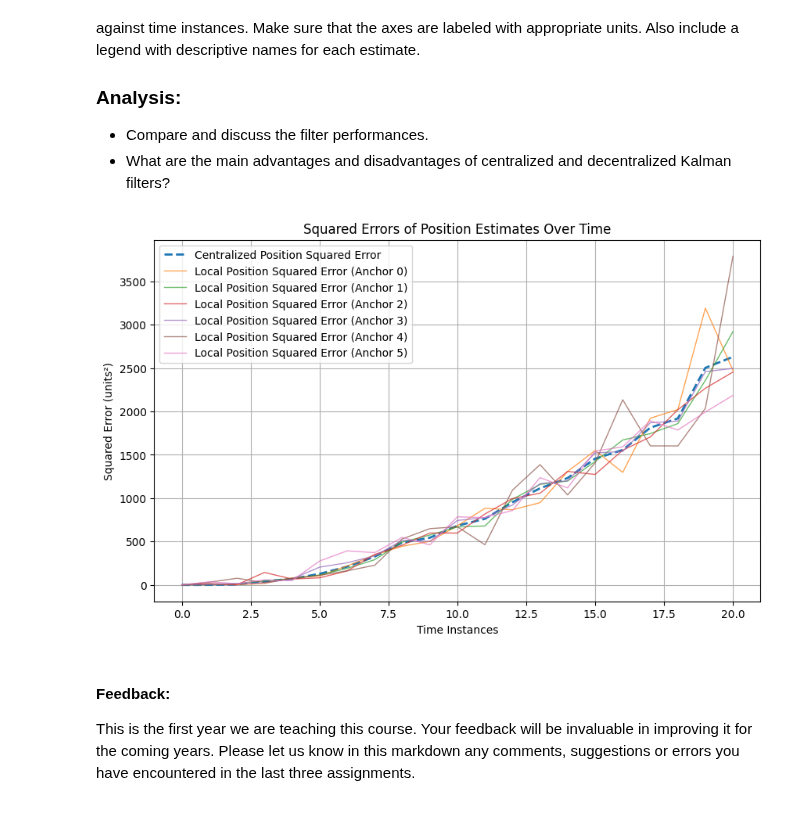
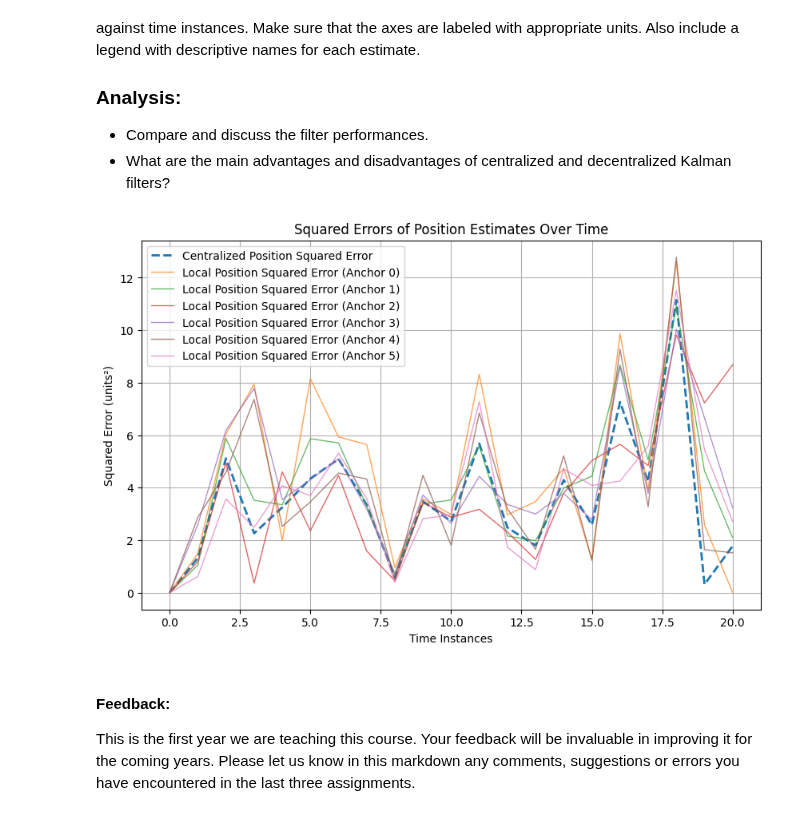
Before and after one commit to josephine-king/EE4760_KingJaspers, a Jupyter notebook: assignment4_students/assignment4_students.ipynb, the cells around one changed output. Drawn from its saved outputs; the diff is of its cells as text; code cells hidden in the pictures.

```diff
--- a/assignment4_students/assignment4_students.ipynb
+++ b/assignment4_students/assignment4_students.ipynb
@@ -243,12 +243,12 @@ Each anchor needs two neighbors to estimate a position. Intersection of two circ
 local_means = [[initial_estimate] for _ in range(anchor_positions.shape[1])]
 local_covariances = [[initial_covariance] for _ in range(anchor_positions.shape[1])]
 
-print(edge_list)
-edge_list2 = edge_list
-edge_list2 = np.delete(edge_list2, [0, 2, 6], axis=0)
+#print(edge_list)
+#edge_list2 = edge_list
+#edge_list2 = np.delete(edge_list2, [0, 2, 6], axis=0)
 
 adj_matrix = np.eye(N)
-for edge in edge_list2:
+for edge in edge_list:
     [i, j]= edge
     adj_matrix[i,j] = 1
     adj_matrix[j,i] = 1
@@ -277,5 +277,5 @@ for t in range(0,T):
 
 #### END HERE ####
 
-helper.plotDecentralizedKFEstimate(true_states, anchor_positions, edge_list2, local_means)
+helper.plotDecentralizedKFEstimate(true_states, anchor_positions, edge_list, local_means)
 # %% [output]
@@ -308,38 +299,39 @@ centralized_squared_errors = np.zeros(num_time_instances)
 
 # Compute squared errors
 for t in range(num_time_instances):
-    centralized_x, centralized_y = centralized_means[t][0:2]
-    centralized_squared_errors[t] = centralized_x**2 + centralized_y**2  # Squared norm of centralized estimate
+    centralized_pos = centralized_means[t][0:2]
+    true_pos = np.reshape(true_states[0:2,t], (2,-1))
+    centralized_squared_errors[t] = ((centralized_pos - true_pos)**2).mean(axis=0)
 
     for anchor in range(num_anchors):
-        local_x, local_y = local_means[anchor][t][0:2]
-        local_squared_errors[anchor, t] = local_x ** 2 + local_y ** 2  # Squared error
+        local_pos = local_means[anchor][t][0:2]
+        local_squared_errors[anchor, t] = ((local_pos - true_pos)**2).mean(axis=0)  # Squared error
 
 # Plot squared errors
 time_values = np.arange(num_time_instances)
 
 plt.figure(figsize=(10, 6))
 
 # Plot centralized squared errors
 plt.plot(time_values, centralized_squared_errors, label="Centralized Position Squared Error", linestyle="--", linewidth=2)
 
 # Plot local squared errors for each anchor
 for anchor in range(num_anchors):
     plt.plot(time_values, local_squared_errors[anchor], label=f"Local Position Squared Error (Anchor {anchor})", alpha=0.7)
 
 # Labeling the axes
 plt.xlabel("Time Instances")
 plt.ylabel("Squared Error (units²)")
 plt.title("Squared Errors of Position Estimates Over Time")
 plt.legend()
 plt.grid(True)
 
 # Show the plot
 plt.show()
 
 #### END HERE ####
 # %% [output]
-[figure, old version]
+[figure, new version]
 # %% [markdown]
 #### Feedback:
 This is the first year we are teaching this course. Your feedback will be invaluable in improving it for the coming years. Please let us know in this markdown any comments, suggestions or errors you have encountered in the last three assignments.
```
Also changed, not shown: parts of 1 cell of this notebook.
